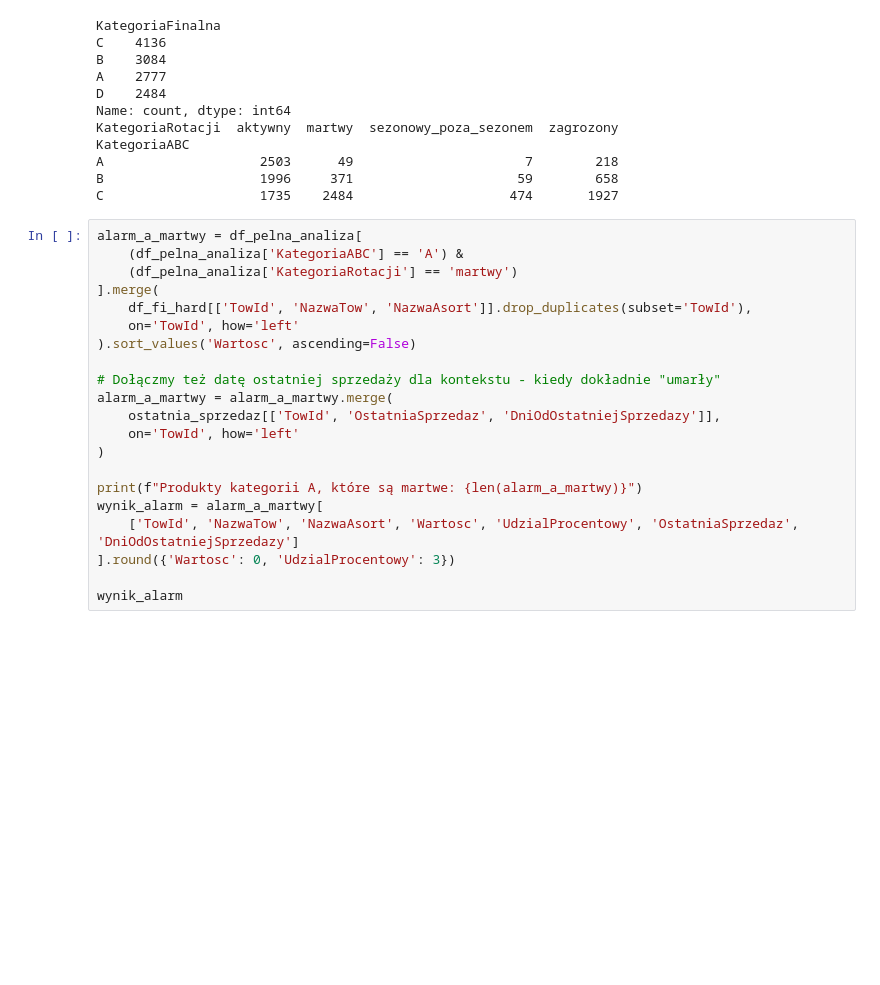
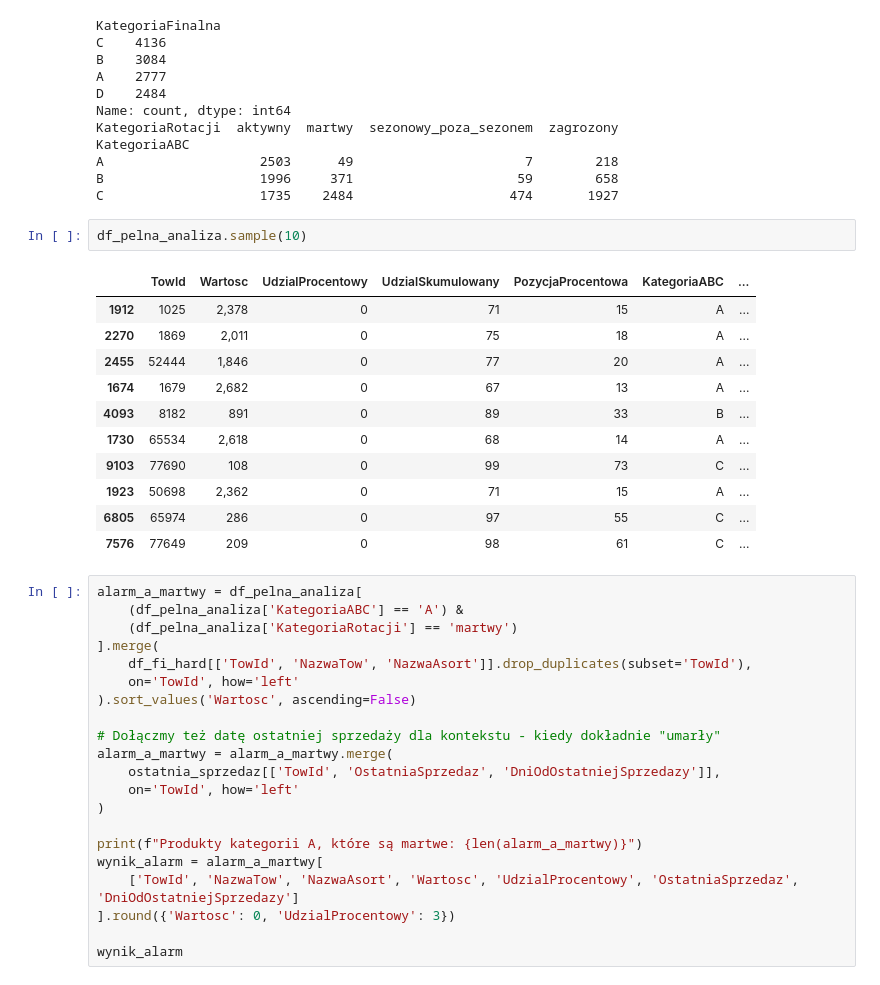
Before and after one commit to mixer123/analiza_sprzedazy, a Jupyter notebook: etl_select_asid.ipynb, the cells around one changed output. Cells and saved outputs as stored; diff of their text form; blank space fills up the shorter version.

```diff
--- a/etl_select_asid.ipynb
+++ b/etl_select_asid.ipynb
@@ -1240,6 +1247,20 @@ KategoriaABC
 A                    2503      49                      7        218
 B                    1996     371                     59        658
 C                    1735    2484                    474       1927
+# %%
+df_pelna_analiza.sample(10)
+# %% [output]
+|  | TowId | Wartosc | UdzialProcentowy | UdzialSkumulowany | PozycjaProcentowa | KategoriaABC | ... |
+| 1912 | 1025 | 2,378 | 0 | 71 | 15 | A | ... |
+| 2270 | 1869 | 2,011 | 0 | 75 | 18 | A | ... |
+| 2455 | 52444 | 1,846 | 0 | 77 | 20 | A | ... |
+| 1674 | 1679 | 2,682 | 0 | 67 | 13 | A | ... |
+| 4093 | 8182 | 891 | 0 | 89 | 33 | B | ... |
+| 1730 | 65534 | 2,618 | 0 | 68 | 14 | A | ... |
+| 9103 | 77690 | 108 | 0 | 99 | 73 | C | ... |
+| 1923 | 50698 | 2,362 | 0 | 71 | 15 | A | ... |
+| 6805 | 65974 | 286 | 0 | 97 | 55 | C | ... |
+| 7576 | 77649 | 209 | 0 | 98 | 61 | C | ... |
 # %%
 alarm_a_martwy = df_pelna_analiza[
     (df_pelna_analiza['KategoriaABC'] == 'A') &
```
Also changed, not shown: parts of 13 cells of this notebook.
